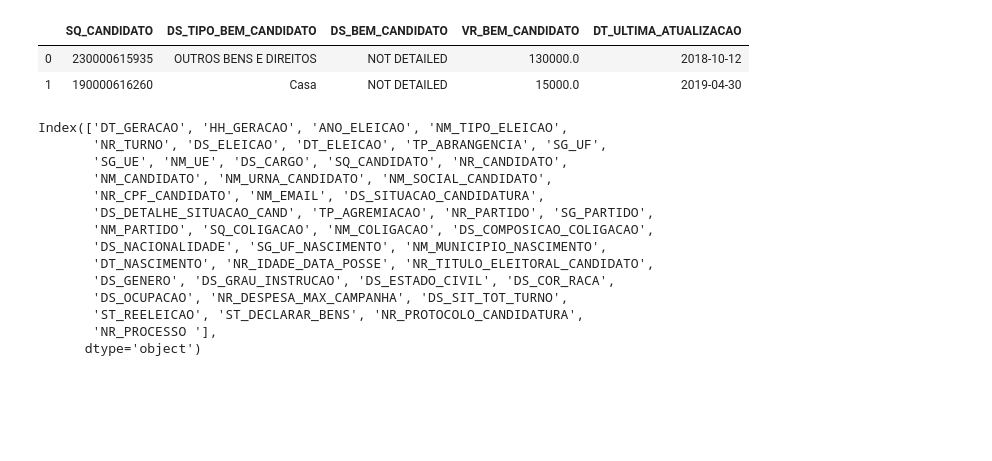
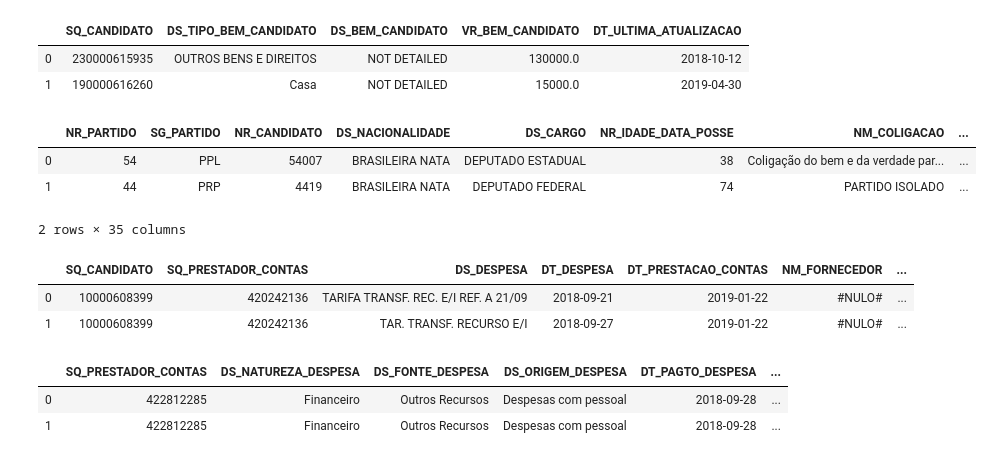
Before and after one commit to gguillaux/brazil_elections_2018, a Jupyter notebook: ETL.ipynb, the cells around one changed output. Cells and saved outputs as stored; diff of their text form; code cells hidden in the pictures; blank space fills up the shorter version.

Commit message:
Data cleansing done

```diff
--- a/ETL.ipynb
+++ b/ETL.ipynb
@@ -134,29 +134,44 @@ assets.head(2)
 | 1 | 190000616260 | Casa | NOT DETAILED | 15000.0 | 2019-04-30 |
 # %%
 # CLEAN CANDIDATE METADATA
-
 # REMOVE ALL COLUMNS WITH SOME SORT OF CODE OTHER THAN SQ_CANDIDATO
 cols = [i for i in dfb.columns if 'CD_' not in i]
 
-# scan columns and select columns to remove
-dfb[cols].head(3).T.sort_index()
+# scan columns and select columns to remove in the below filter
+#dfb[cols].head(3).T.sort_index()
 
-rm_cols = ['HH_GERACAO', 'DT_GERACAO', 'NM_SOCIAL_CANDIDATO', 'NR_DESPESA_MAX_CAMPANHA', 'NR_PROCESSO', 'NR_PROTOCOLO_CANDIDATURA', 'NR_TITULO_ELEITORAL_CANDIDATO', 'SQ_COLIGACAO']
-#dfb[cols].loc[:, ~dfb[cols].columns.isin(rm_cols)].head(3).T.sort_index()
+rm_cols = ['HH_GERACAO', 'DT_GERACAO', 'NM_SOCIAL_CANDIDATO', 'NR_DESPESA_MAX_CAMPANHA', 'NR_PROCESSO', 'NR_PROTOCOLO_CANDIDATURA',
+           'NR_TITULO_ELEITORAL_CANDIDATO', 'SQ_COLIGACAO', 'SG_UE', 'NM_TIPO_ELEICAO', 'TP_ABRANGENCIA']
-# %%
-dfb[cols].columns
-# %% [output]
-Index(['DT_GERACAO', 'HH_GERACAO', 'ANO_ELEICAO', 'NM_TIPO_ELEICAO',
-       'NR_TURNO', 'DS_ELEICAO', 'DT_ELEICAO', 'TP_ABRANGENCIA', 'SG_UF',
-       'SG_UE', 'NM_UE', 'DS_CARGO', 'SQ_CANDIDATO', 'NR_CANDIDATO',
-       'NM_CANDIDATO', 'NM_URNA_CANDIDATO', 'NM_SOCIAL_CANDIDATO',
-       'NR_CPF_CANDIDATO', 'NM_EMAIL', 'DS_SITUACAO_CANDIDATURA',
-       'DS_DETALHE_SITUACAO_CAND', 'TP_AGREMIACAO', 'NR_PARTIDO', 'SG_PARTIDO',
-       'NM_PARTIDO', 'SQ_COLIGACAO', 'NM_COLIGACAO', 'DS_COMPOSICAO_COLIGACAO',
-       'DS_NACIONALIDADE', 'SG_UF_NASCIMENTO', 'NM_MUNICIPIO_NASCIMENTO',
-       'DT_NASCIMENTO', 'NR_IDADE_DATA_POSSE', 'NR_TITULO_ELEITORAL_CANDIDATO',
-       'DS_GENERO', 'DS_GRAU_INSTRUCAO', 'DS_ESTADO_CIVIL', 'DS_COR_RACA',
-       'DS_OCUPACAO', 'NR_DESPESA_MAX_CAMPANHA', 'DS_SIT_TOT_TURNO',
-       'ST_REELEICAO', 'ST_DECLARAR_BENS', 'NR_PROTOCOLO_CANDIDATURA',
-       'NR_PROCESSO '],
-      dtype='object')
+# %%
+aux_df = dfb[cols]
+cand   = aux_df[list(set(aux_df.columns).difference(set(rm_cols)))]
+cand.loc[ : , 'DT_ELEICAO'] = pd.to_datetime(cand.loc[ : , 'DT_ELEICAO'], format='%d/%m/%Y')
+#cand.loc[ : , 'DT_NASCIMENTO'] = pd.to_datetime(cand.loc[ : , 'DT_NASCIMENTO'], format='%d/%m/%Y')
+cand.head(2)
+# %% [output]
+|  | NR_PARTIDO | SG_PARTIDO | NR_CANDIDATO | DS_NACIONALIDADE | DS_CARGO | NR_IDADE_DATA_POSSE | NM_COLIGACAO | ... |
+| 0 | 54 | PPL | 54007 | BRASILEIRA NATA | DEPUTADO ESTADUAL | 38 | Coligação do bem e da verdade par... | ... |
+| 1 | 44 | PRP | 4419 | BRASILEIRA NATA | DEPUTADO FEDERAL | 74 | PARTIDO ISOLADO | ... |
+2 rows × 35 columns
+# %%
+# CLEAN HIRED EXPENSES
+cols = ['SQ_CANDIDATO', 'SQ_PRESTADOR_CONTAS', 'DS_DESPESA', 'DT_DESPESA', 'DT_PRESTACAO_CONTAS', 'NM_FORNECEDOR', 'NM_FORNECEDOR_RFB', 'NR_CNPJ_PRESTADOR_CONTA', 'TP_PRESTACAO_CONTAS', 'VR_DESPESA_CONTRATADA']
+hired_ex = dfc[cols]
+hired_ex.loc[ : , 'DT_DESPESA'] = pd.to_datetime(hired_ex.loc[ : , 'DT_DESPESA'], format='%d/%m/%Y')
+hired_ex.loc[ : , 'DT_PRESTACAO_CONTAS'] = pd.to_datetime(hired_ex.loc[ : , 'DT_PRESTACAO_CONTAS'], format='%d/%m/%Y')
+hired_ex.head(2)
+# %% [output]
+|  | SQ_CANDIDATO | SQ_PRESTADOR_CONTAS | DS_DESPESA | DT_DESPESA | DT_PRESTACAO_CONTAS | NM_FORNECEDOR | ... |
+| 0 | 10000608399 | 420242136 | TARIFA TRANSF. REC. E/I REF. A 21/09 | 2018-09-21 | 2019-01-22 | #NULO# | ... |
+| 1 | 10000608399 | 420242136 | TAR. TRANSF. RECURSO E/I | 2018-09-27 | 2019-01-22 | #NULO# | ... |
+# %%
+# CLEAN SETTLED EXPENSES
+cols = ['SQ_PRESTADOR_CONTAS', 'DS_NATUREZA_DESPESA', 'DS_FONTE_DESPESA', 'DS_ORIGEM_DESPESA', 'DT_PAGTO_DESPESA', 'DT_PRESTACAO_CONTAS', 'TP_PRESTACAO_CONTAS', 'VR_PAGTO_DESPESA']
+settl_ex = dfd[cols]
+settl_ex.loc[ : , 'DT_PAGTO_DESPESA'] = pd.to_datetime(settl_ex.loc[ : , 'DT_PAGTO_DESPESA'], format='%d/%m/%Y')
+settl_ex.loc[ : , 'DT_PRESTACAO_CONTAS'] = pd.to_datetime(settl_ex.loc[ : , 'DT_PRESTACAO_CONTAS'], format='%d/%m/%Y')
+settl_ex.head(2)
+# %% [output]
+|  | SQ_PRESTADOR_CONTAS | DS_NATUREZA_DESPESA | DS_FONTE_DESPESA | DS_ORIGEM_DESPESA | DT_PAGTO_DESPESA | ... |
+| 0 | 422812285 | Financeiro | Outros Recursos | Despesas com pessoal | 2018-09-28 | ... |
+| 1 | 422812285 | Financeiro | Outros Recursos | Despesas com pessoal | 2018-09-28 | ... |
```
Also changed, not shown: parts of 2 cells of this notebook.
